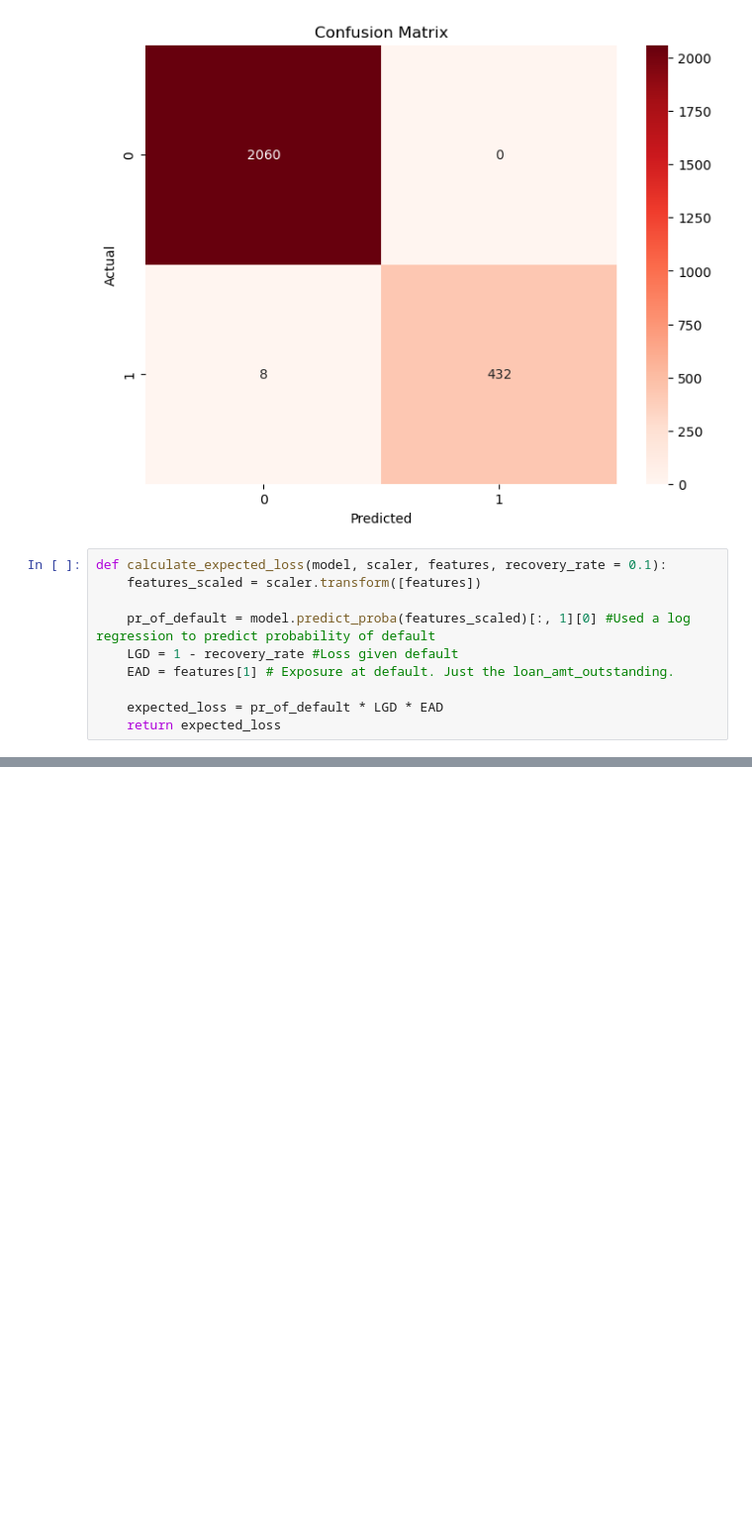
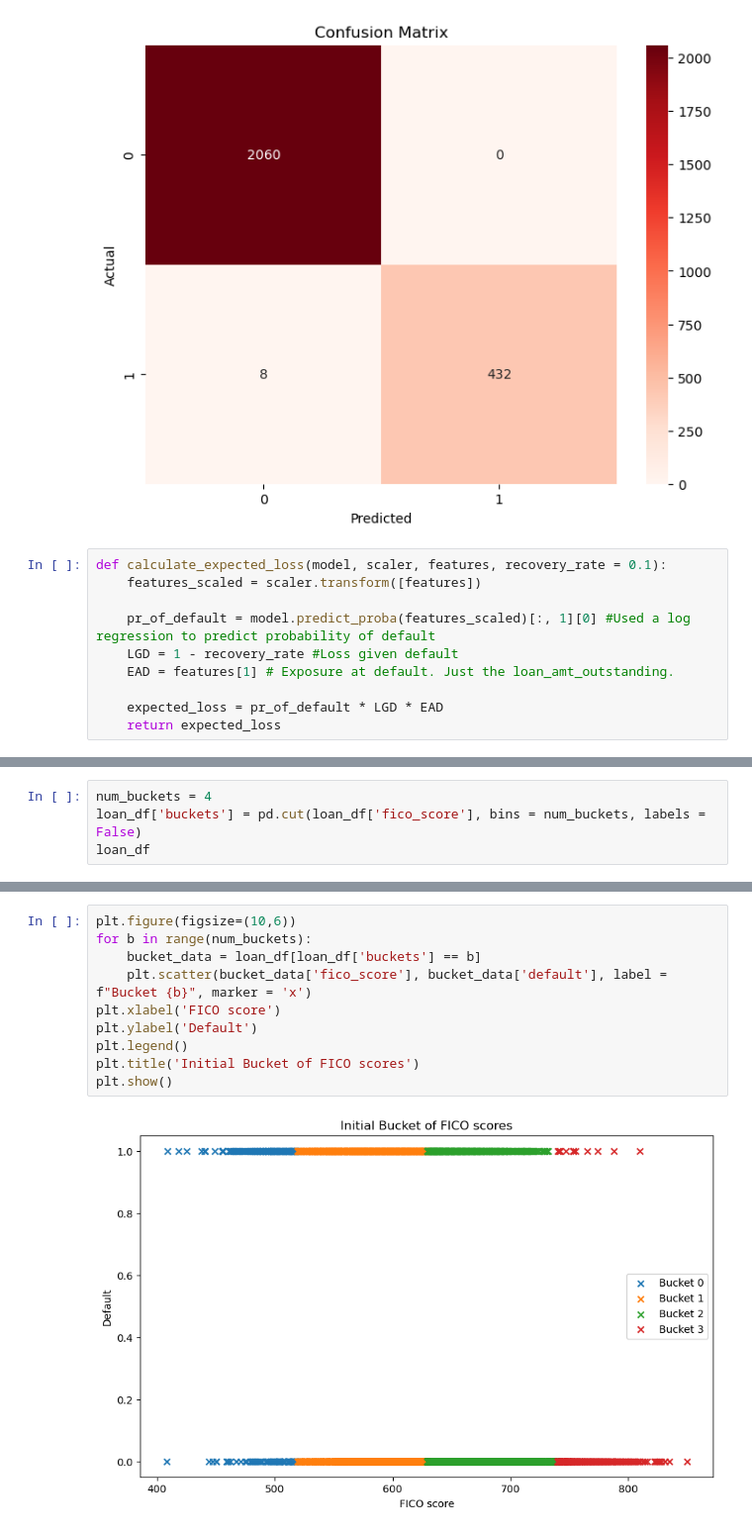
Before and after one commit to db423/ml-projects, a Jupyter notebook: Credit_risk.ipynb, the cells around one changed output, grey strips where cells are left out. Shown at 99% size. Cells and saved outputs as stored; diff of their text form; blank space fills up the shorter version.

Commit message:
FICO

```diff
--- a/Credit_risk.ipynb
+++ b/Credit_risk.ipynb
@@ -87,0 +99,4 @@ coeff_df.sort_values(by = 'Co
+# %%
+num_buckets = 4
+loan_df['buckets'] = pd.cut(loan_df['fico_score'], bins = num_buckets, labels = False)
+loan_df
@@ -87,0 +134,12 @@ coeff_df.sort_values(by = 'Co
+# %%
+plt.figure(figsize=(10,6))
+for b in range(num_buckets):
+    bucket_data = loan_df[loan_df['buckets'] == b]
+    plt.scatter(bucket_data['fico_score'], bucket_data['default'], label = f"Bucket {b}", marker = 'x')
+plt.xlabel('FICO score')
+plt.ylabel('Default')
+plt.legend()
+plt.title('Initial Bucket of FICO scores')
+plt.show()
+# %% [output]
+[figure, added]
```
Also changed, not shown: parts of 7 cells of this notebook.
